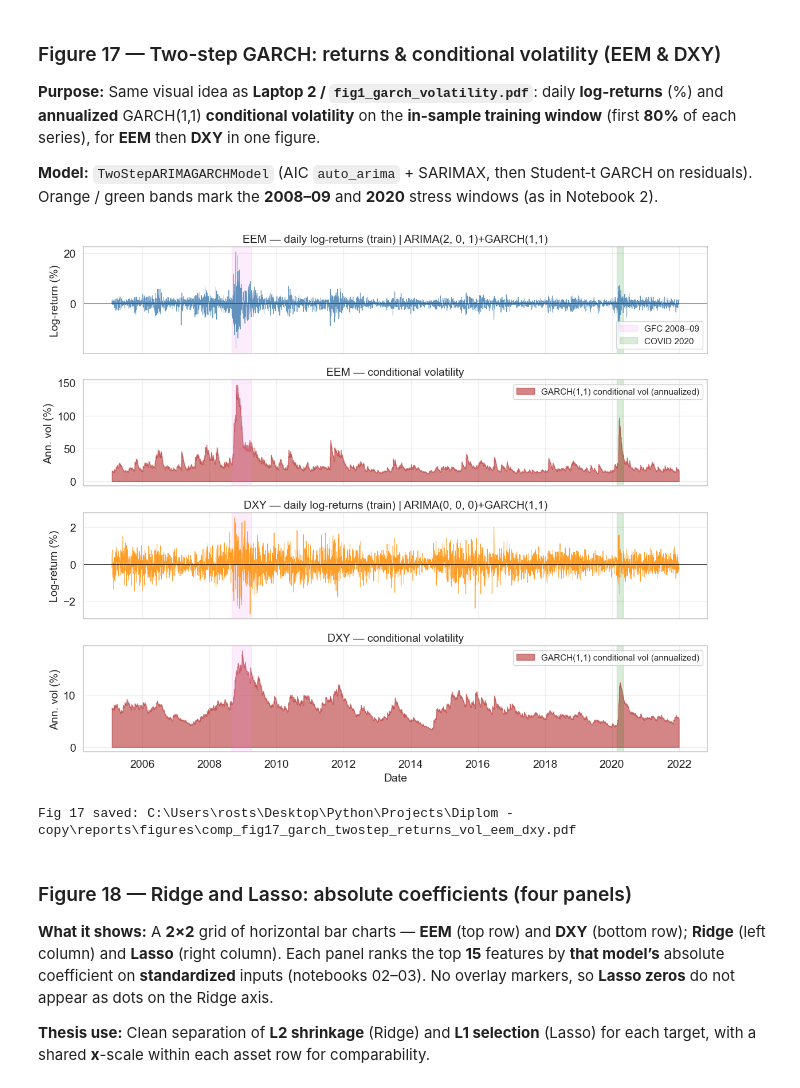
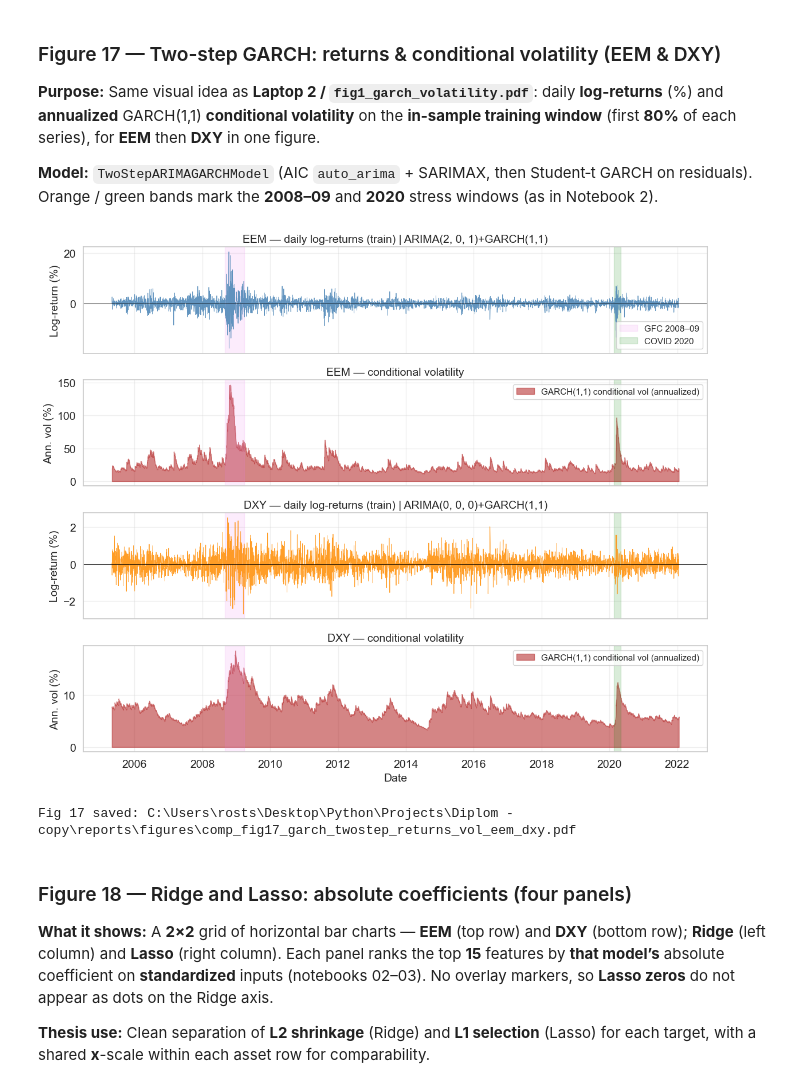
Before and after one commit to KairosPath/BachelorThesis, a Jupyter notebook: 04_comparison.ipynb, the cells around one changed output. Drawn from its saved outputs; the diff is of its cells as text; code cells hidden in the pictures.

Commit message:
graph fix 2

```diff
--- a/04_comparison.ipynb
+++ b/04_comparison.ipynb
@@ -1048,21 +1092,21 @@ Fig 16 saved: C:\Users\rosts\Desktop\Python\Projects\Diplom - copy\reports\figur
 **Model:** `TwoStepARIMAGARCHModel` (AIC `auto_arima` + SARIMAX, then Student‑t GARCH on residuals). Orange / green bands mark the **2008–09** and **2020** stress windows (as in Notebook 2).
 # %%
 # --- Fig 17: returns + annualized GARCH conditional vol (EEM & DXY, two-step) ---
+# Uses load_y_train_nb02_garchdiag + PANEL_SPECS_NB02_GARCH from the cell above (NB02 / Appendix B.1).
 import sys
 
-_dxy_r17 = ROOT / "DXY_part"
-if str(_dxy_r17.resolve()) not in sys.path:
-    sys.path.insert(0, str(_dxy_r17.resolve()))
 
-from src.models.twostep_model import TwoStepARIMAGARCHModel as _TwoStepF17
+def _train_garch_vol_f17(y_tr: pd.Series, part_root: Path):
+    """Fit TwoStepARIMAGARCH on NB02 training y; return series used, vol index, ann. vol, order."""
+    path = str(part_root.resolve())
+    if path not in sys.path:
+        sys.path.insert(0, path)
+    from src.models.twostep_model import TwoStepARIMAGARCHModel
 
-
-def _train_garch_vol_f17(y_series: pd.Series):
-    """80% train, two-step AIC; returns y_train, vol index, annualized sigma, ARIMA order."""
-    y_clean = y_series.dropna().copy()
-    train_n = int(len(y_clean) * 0.8)
-    y_tr = y_clean.iloc[:train_n]
-    m = _TwoStepF17(max_p=5, max_q=5, max_d=1, dist="t", information_criterion="aic")
+    y_tr = y_tr.dropna()
+    m = TwoStepARIMAGARCHModel(
+        max_p=5, max_q=5, max_d=1, dist="t", information_criterion="aic"
+    )
     m.fit(y_tr)
     cond = m._garch_result.conditional_volatility / 100.0
     ann = cond * np.sqrt(252.0)
@@ -1070,8 +1114,12 @@ def _train_garch_vol_f17(y_series: pd.Series):
     return y_tr, idx_v, ann, m.order
 
 
-y_eem_tr, idx_eem_v, ann_eem, ord_eem = _train_garch_vol_f17(eem_c)
-y_dxy_tr, idx_dxy_v, ann_dxy, ord_dxy = _train_garch_vol_f17(dxy_c)
+y_eem_tr, idx_eem_v, ann_eem, ord_eem = _train_garch_vol_f17(
+    load_y_train_nb02_garchdiag("EEM"), PANEL_SPECS_NB02_GARCH["EEM"]["root"]
+)
+y_dxy_tr, idx_dxy_v, ann_dxy, ord_dxy = _train_garch_vol_f17(
+    load_y_train_nb02_garchdiag("DXY"), PANEL_SPECS_NB02_GARCH["DXY"]["root"]
+)
 
 fig17, axes17 = plt.subplots(4, 1, figsize=(12, 10), sharex=True)
 
@@ -1104,34 +1152,34 @@ axes17[3].fill_between(
     label="GARCH(1,1) conditional vol (annualized)",
 )
 axes17[3].set_ylabel("Ann. vol (%)")
 axes17[3].set_xlabel("Date")
 axes17[3].set_title("DXY — conditional volatility")
 axes17[3].legend(loc="upper right", fontsize=11)
 
 for ax in axes17:
     ax.axvspan(
         pd.Timestamp("2008-09-01"),
         pd.Timestamp("2009-03-31"),
         alpha=0.15,
         color="violet",
         label="GFC 2008–09",
     )
     ax.axvspan(
         pd.Timestamp("2020-02-20"),
         pd.Timestamp("2020-04-30"),
         alpha=0.15,
         color="green",
         label="COVID 2020",
     )
 
 axes17[0].legend(loc="lower right", fontsize=11)
 
 plt.tight_layout()
 plt.savefig(OUTDIR / "comp_fig17_garch_twostep_returns_vol_eem_dxy.pdf", bbox_inches="tight")
 plt.show()
 print("Fig 17 saved:", (OUTDIR / "comp_fig17_garch_twostep_returns_vol_eem_dxy.pdf").resolve())
 # %% [output]
-[figure, old version]
+[figure, new version]
 Fig 17 saved: C:\Users\rosts\Desktop\Python\Projects\Diplom - copy\reports\figures\comp_fig17_garch_twostep_returns_vol_eem_dxy.pdf
 # %% [markdown]
 ### Figure 18 — Ridge and Lasso: absolute coefficients (four panels)
```
Also changed, not shown: parts of 2 cells of this notebook, 30 other files.
